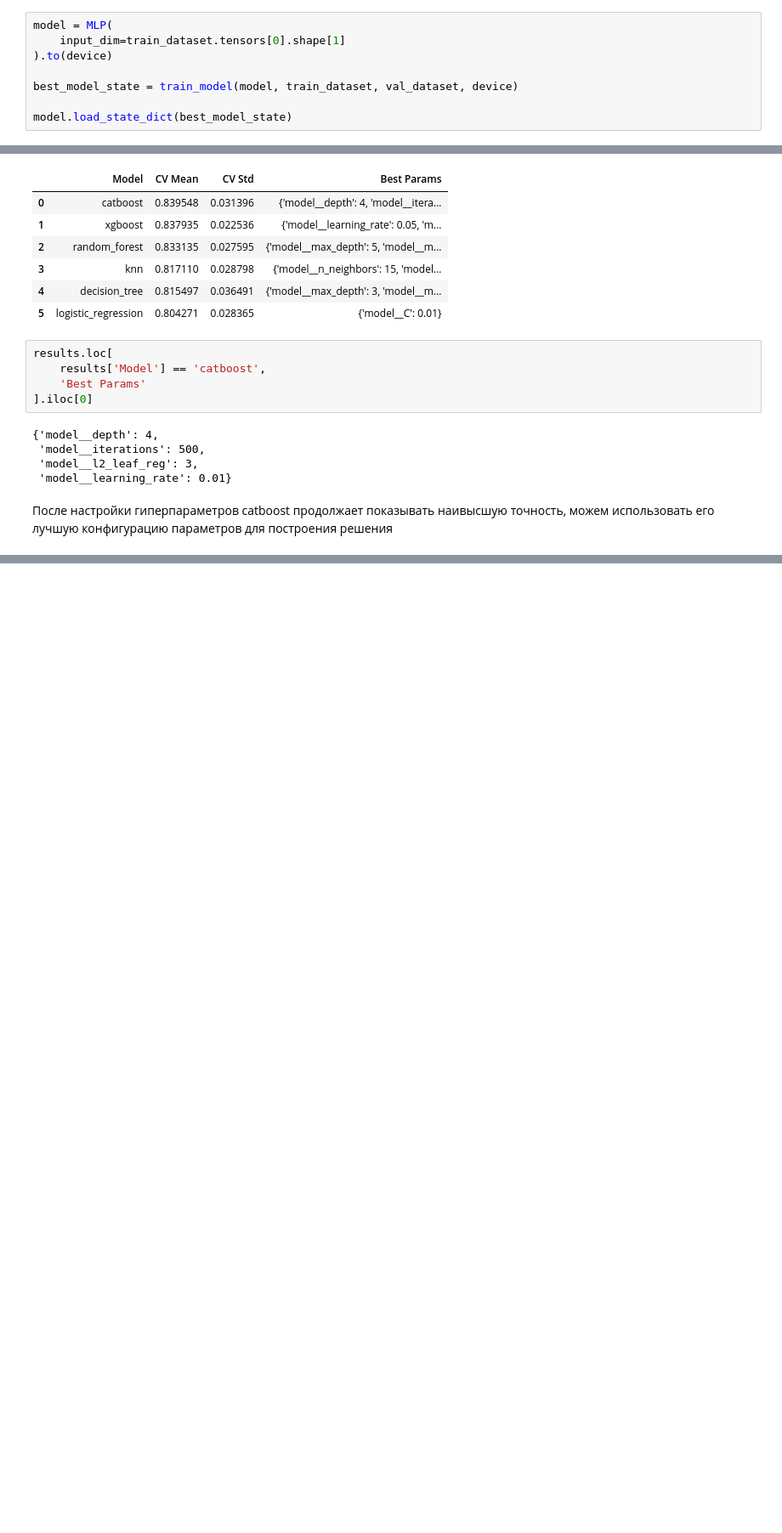
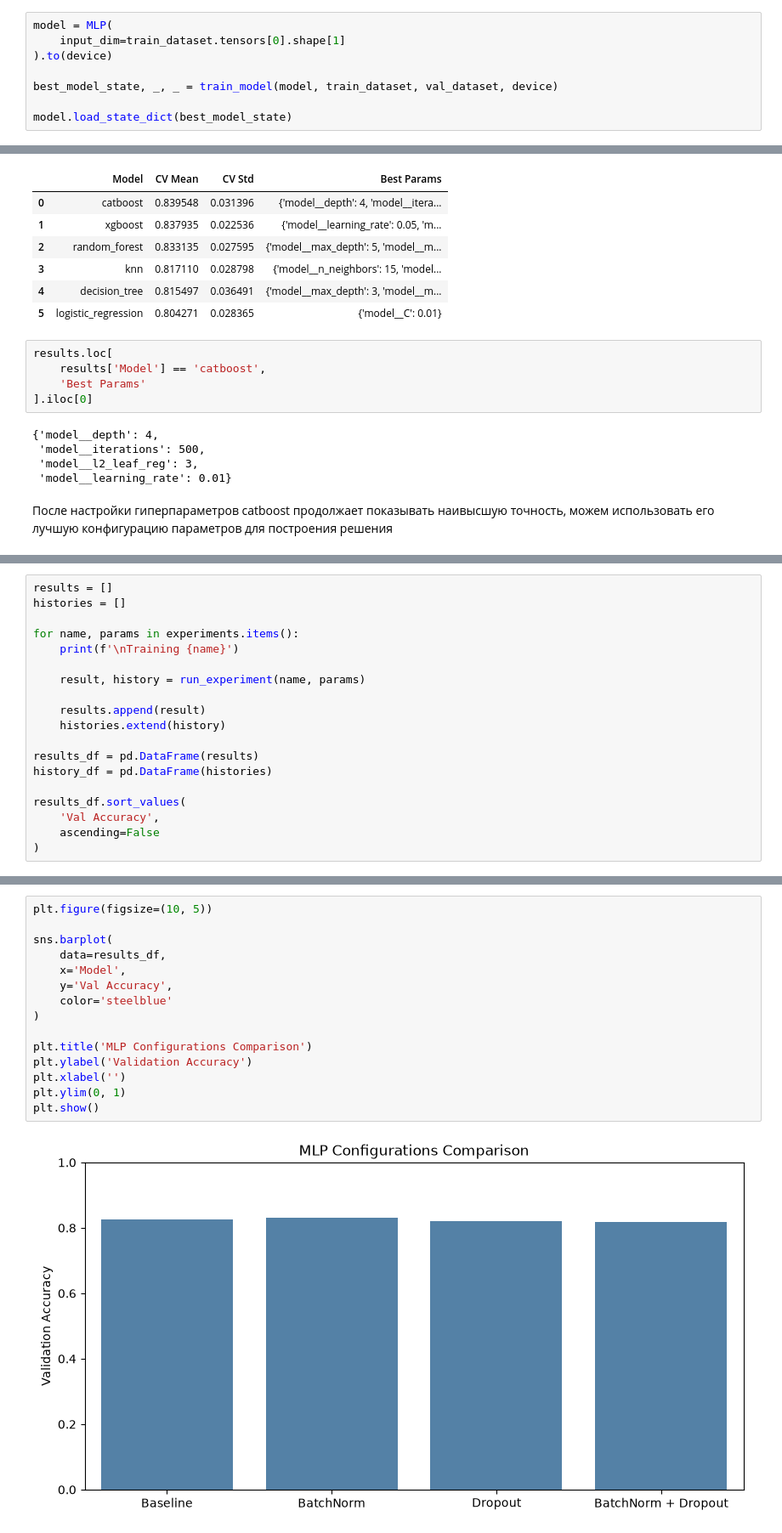
Before and after one commit to EgorFalaleev/kaggle-titanic, a Jupyter notebook: notebooks/03_models.ipynb, the cells around one changed output, grey strips where cells are left out. Shown at 85% size. Drawn from its saved outputs; the diff is of its cells as text; blank space fills up the shorter version.

```diff
--- a/notebooks/03_models.ipynb
+++ b/notebooks/03_models.ipynb
@@ -94,7 +94,7 @@ model = MLP(
     input_dim=train_dataset.tensors[0].shape[1]
 ).to(device)
 
-best_model_state = train_model(model, train_dataset, val_dataset, device)
+best_model_state, _, _ = train_model(model, train_dataset, val_dataset, device)
 
 model.load_state_dict(best_model_state)
 # %% [output]
@@ -167,0 +238,19 @@ results.loc[
+# %%
+results = []
+histories = []
+
+for name, params in experiments.items():
+    print(f'\nTraining {name}')
+
+    result, history = run_experiment(name, params)
+
+    results.append(result)
+    histories.extend(history)
+
+results_df = pd.DataFrame(results)
+history_df = pd.DataFrame(histories)
+
+results_df.sort_values(
+    'Val Accuracy',
+    ascending=False
+)
@@ -167,0 +280,17 @@ results.loc[
+# %%
+plt.figure(figsize=(10, 5))
+
+sns.barplot(
+    data=results_df,
+    x='Model',
+    y='Val Accuracy',
+    color='steelblue'
+)
+
+plt.title('MLP Configurations Comparison')
+plt.ylabel('Validation Accuracy')
+plt.xlabel('')
+plt.ylim(0, 1)
+plt.show()
+# %% [output]
+[figure, added]
```
Also changed, not shown: parts of 10 cells of this notebook, 3 other files.
